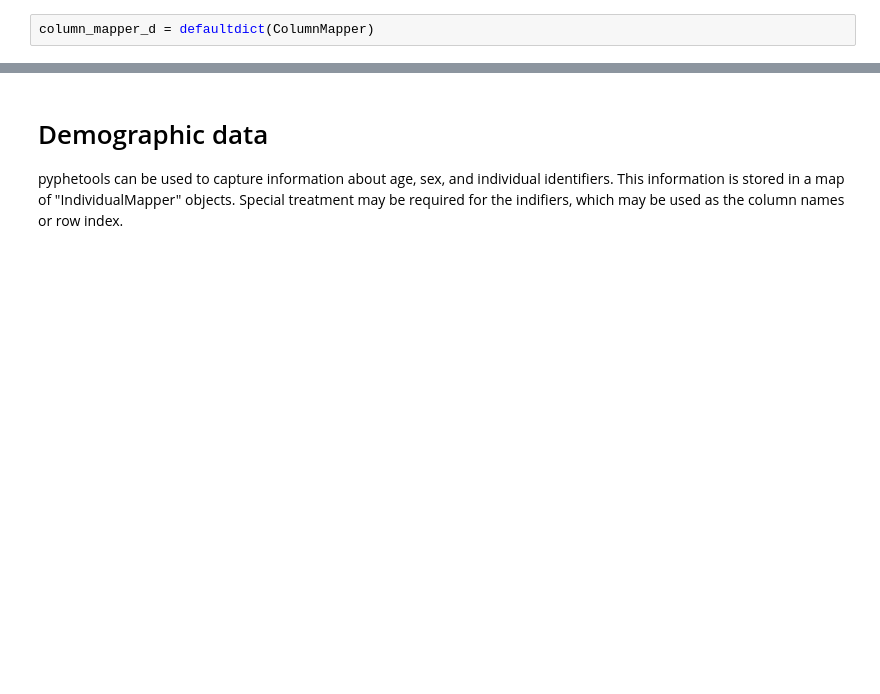
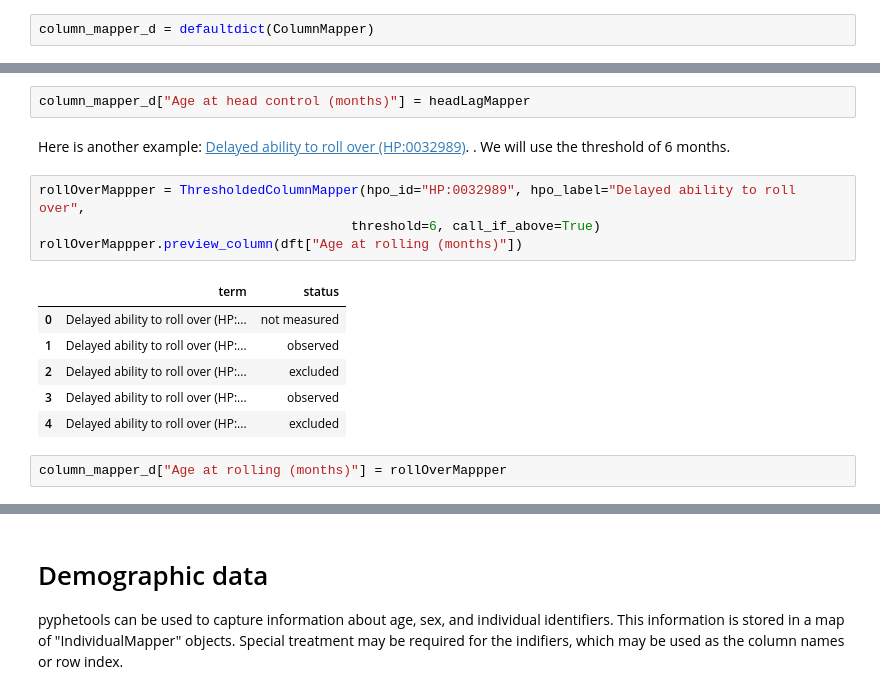
Before and after one commit to monarch-initiative/pyphetools, a Jupyter notebook: notebooks/Create phenopackets from tabular data with individuals in columns.ipynb, the cells around one changed output, grey strips where cells are left out. Saved outputs shown, nothing was run; the diff lists cells and outputs as text; blank space fills up the shorter version.

```diff
--- a/notebooks/Create phenopackets from tabular data with individuals in columns.ipynb
+++ b/notebooks/Create phenopackets from tabular data with individuals in columns.ipynb
@@ -86,0 +125,18 @@ column_mapper_d['Delayed motor development'] = delayedMotedMapper
+# %%
+column_mapper_d["Age at head control (months)"] = headLagMapper
+# %% [markdown]
+<p>Here is another example:  <a href="https://hpo.jax.org/app/browse/term/HP:0032989" target="__blank">
+Delayed ability to roll over (HP:0032989)</a>. . We will use the threshold of 6 months. </p>
+# %%
+rollOverMappper = ThresholdedColumnMapper(hpo_id="HP:0032989", hpo_label="Delayed ability to roll over",
+                                        threshold=6, call_if_above=True)
+rollOverMappper.preview_column(dft["Age at rolling (months)"])
+# %% [output]
+|  | term | status |
+| 0 | Delayed ability to roll over (HP:... | not measured |
+| 1 | Delayed ability to roll over (HP:... | observed |
+| 2 | Delayed ability to roll over (HP:... | excluded |
+| 3 | Delayed ability to roll over (HP:... | observed |
+| 4 | Delayed ability to roll over (HP:... | excluded |
+# %%
+column_mapper_d["Age at rolling (months)"] = rollOverMappper
```
Also changed, not shown: parts of 42 cells of this notebook, 10 other files.
